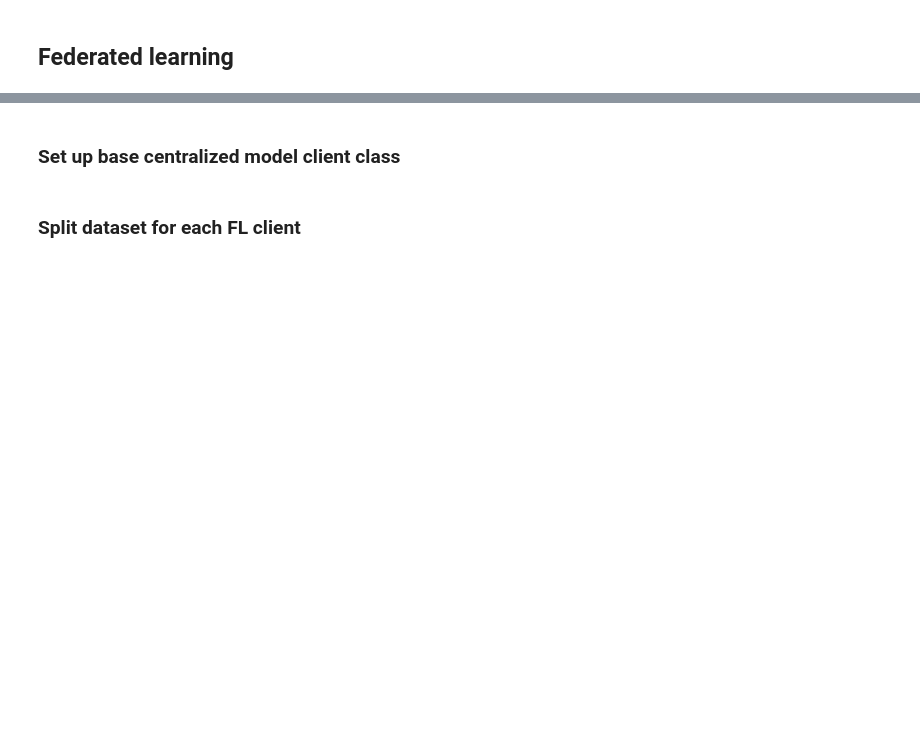
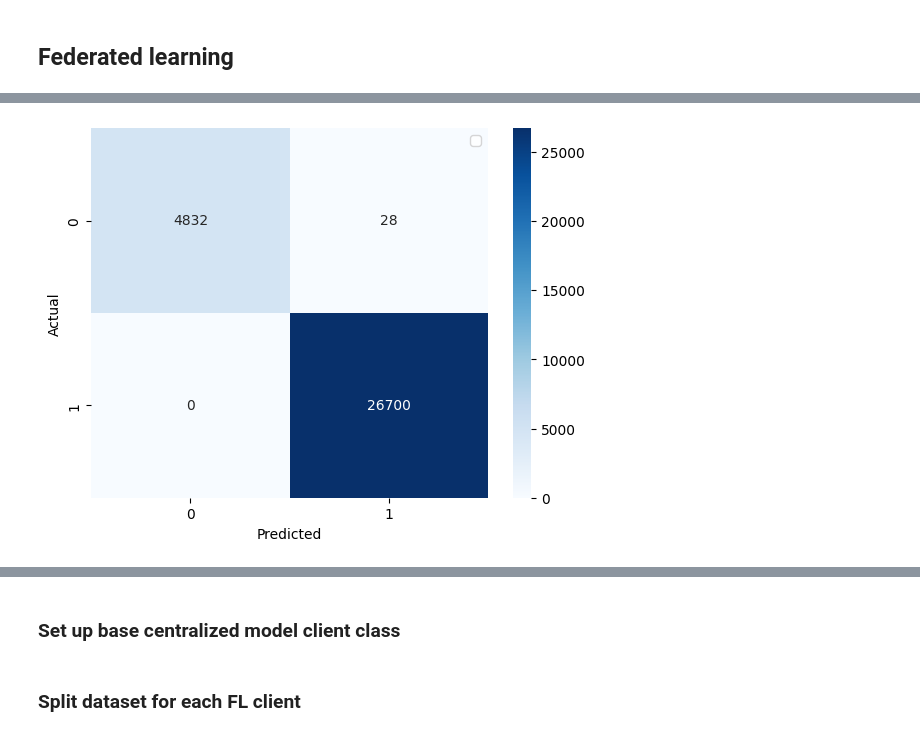
Before and after one commit to Codestronomer/IDS-with-FL-for-IoT-network-devices, a Jupyter notebook: notebooks/IDS with FL for edge devices.ipynb, the cells around one changed output, grey strips where cells are left out. Cells and saved outputs as stored; diff of their text form; code cells hidden in the pictures; blank space fills up the shorter version.

```diff
--- a/IDS with FL for edge devices.ipynb
+++ b/notebooks/IDS with FL for edge devices.ipynb
@@ -261,0 +322,35 @@ for name, model in models.items():
+# %%
+# define models
+models = {
+    "Logistic Regression": LogisticRegression(max_iter=1000),
+    "Random Forest": RandomForestClassifier(n_estimators=100),
+    "Naive Bayes": GaussianNB(),
+    "XGBoost": xgb.XGBClassifier(eval_metric='logloss'),
+    "LightGBM": lgb.LGBMClassifier(),
+    "MLP": MLPClassifier(hidden_layer_sizes=(64,), max_iter=300)
+}
+
+result = {}
+
+for name, model in models.items():
+    start = time.time()
+    model.fit(X_train, y_train)
+    end = time.time()
+    y_pred = model.predict(X_test)
+
+    acc = accuracy_score(y_test, y_pred)
+    prec = precision_score(y_test, y_pred, average="weighted", zero_division=0)
+    rec = recall_score(y_test, y_pred, average="weighted", zero_division=0)
+    f1 = f1_score(y_test, y_pred, average="weighted", zero_division=0)
+
+    result[name] = {
+        "Accuracy": round(acc, 4),
+        "Precision": round(prec, 4),
+        "Recall": round(prec, 4),
+        "F1 Score": round(f1, 4),
+        "Train Time (s)": round(end - start, 2)
+    }
+    print(f"\n{name}")
+    print(f"Accuracy: {acc:.4f}, Train time: {end - start:.2f}s")
+    print(classification_report(y_test, y_pred))
+    print("\nConfusion Matrix: \n", confusion_matrix(y_test, y_pred), "\n")
@@ -323,3 +481,14 @@ weighted avg       1.00      1.00      1.00     31560
+# %%
+# Visualization for the confusion matrix
+cm = confusion_matrix(y_test, y_pred)
+
+sns.heatmap(cm, annot=True, fmt='d', cmap='Blues')
+plt.xlabel("Predicted")
+plt.ylabel("Actual")
+plt.legend("Confusion Matrix")
+plt.show()
+# %% [output]
+[figure, added]
 # %%
 pip install flwr
 # %% [output]
```
Also changed, not shown: parts of 23 cells of this notebook, 5 other files.
